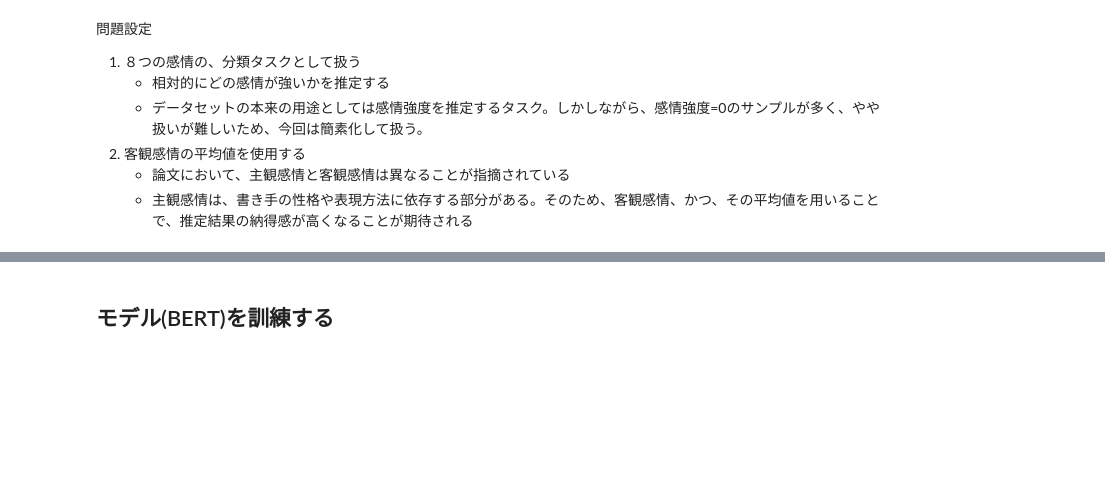
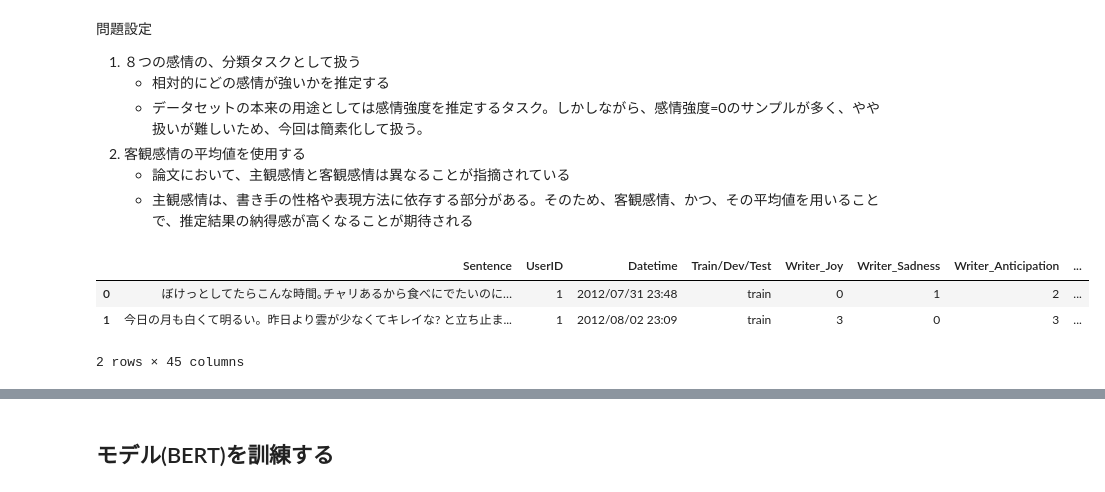
Before and after one commit to somura496/2025research, a Jupyter notebook: nlp/sentiment_analysis_huggingface+wrime.ipynb, the cells around one changed output, grey strips where cells are left out. Cells and saved outputs as stored; diff of their text form; code cells hidden in the pictures; blank space fills up the shorter version.

```diff
--- a/nlp/sentiment_analysis_huggingface+wrime.ipynb
+++ b/nlp/sentiment_analysis_huggingface+wrime.ipynb
@@ -105,6 +128,13 @@ df_wrime['readers_emotion_intensities'] = df_wrime.apply(lambda x: [x['Avg. Read
 # (readers_emotion_intensities の max が２以上のサンプルのみを対象とする)
 is_target = df_wrime['readers_emotion_intensities'].map(lambda x: max(x) >= 2)
 df_wrime_target = df_wrime[is_target]
+# %%
+df_wrime.head(2)
+# %% [output]
+|  | Sentence | UserID | Datetime | Train/Dev/Test | Writer_Joy | Writer_Sadness | Writer_Anticipation | ... |
+| 0 | ぼけっとしてたらこんな時間｡チャリあるから食べにでたいのに… | 1 | 2012/07/31 23:48 | train | 0 | 1 | 2 | ... |
+| 1 | 今日の月も白くて明るい。昨日より雲が少なくてキレイな? と立ち止ま... | 1 | 2012/08/02 23:09 | train | 3 | 0 | 3 | ... |
+2 rows × 45 columns
 # %%
 # train / test に分割する
 df_groups = df_wrime_target.groupby('Train/Dev/Test')
```
Also changed, not shown: parts of 9 cells of this notebook.
